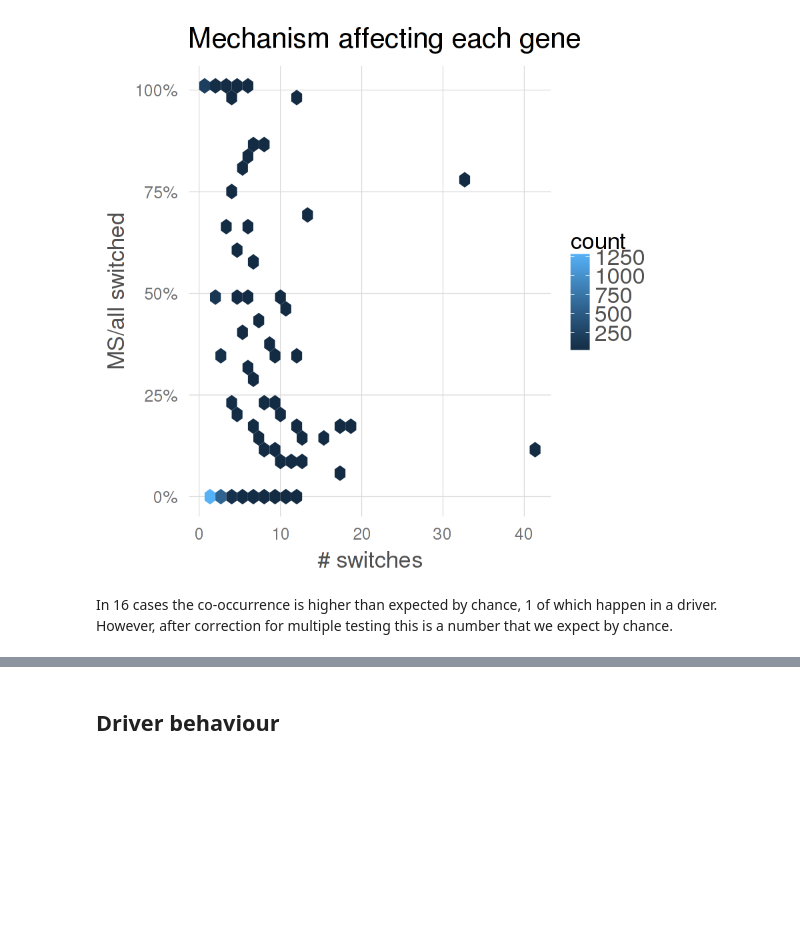
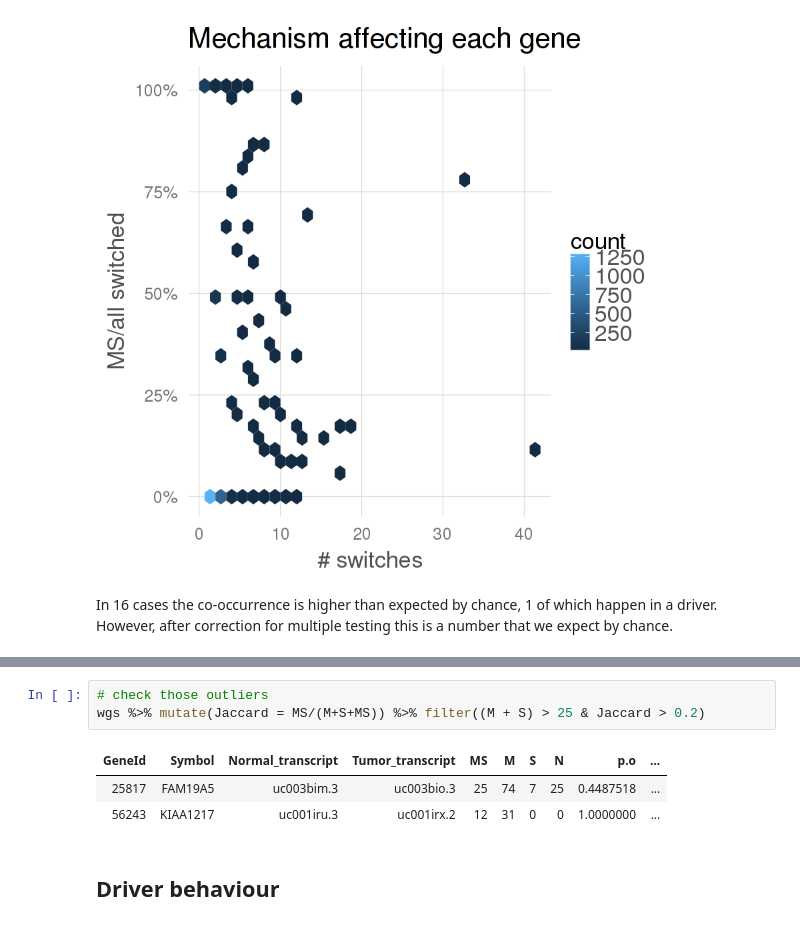
Before and after one commit to hclimente/smartas, a Jupyter notebook: mutations/wgs_genes.ipynb, the cells around one changed output, grey strips where cells are left out. Drawn from its saved outputs; the diff is of its cells as text; blank space fills up the shorter version.

Commit message:
shown outliers of mutual exclusion set

```diff
--- a/mutations/wgs_genes.ipynb
+++ b/mutations/wgs_genes.ipynb
@@ -97,6 +98,13 @@ wgs %>%
 # %% [output]
 [figure]
 [figure]
+# %%
+# check those outliers
+wgs %>% mutate(Jaccard = MS/(M+S+MS)) %>% filter((M + S) > 25 & Jaccard > 0.2)
+# %% [output]
+| GeneId | Symbol | Normal_transcript | Tumor_transcript | MS | M | S | N | p.o | ... |
+| 25817 | FAM19A5 | uc003bim.3 | uc003bio.3 | 25 | 74 | 7 | 25 | 0.4487518 | ... |
+| 56243 | KIAA1217 | uc001iru.3 | uc001irx.2 | 12 | 31 | 0 | 0 | 1.0000000 | ... |
 # %% [markdown]
 ## Driver behaviour
 # %%
```
Also changed, not shown: parts of 3 cells of this notebook.
